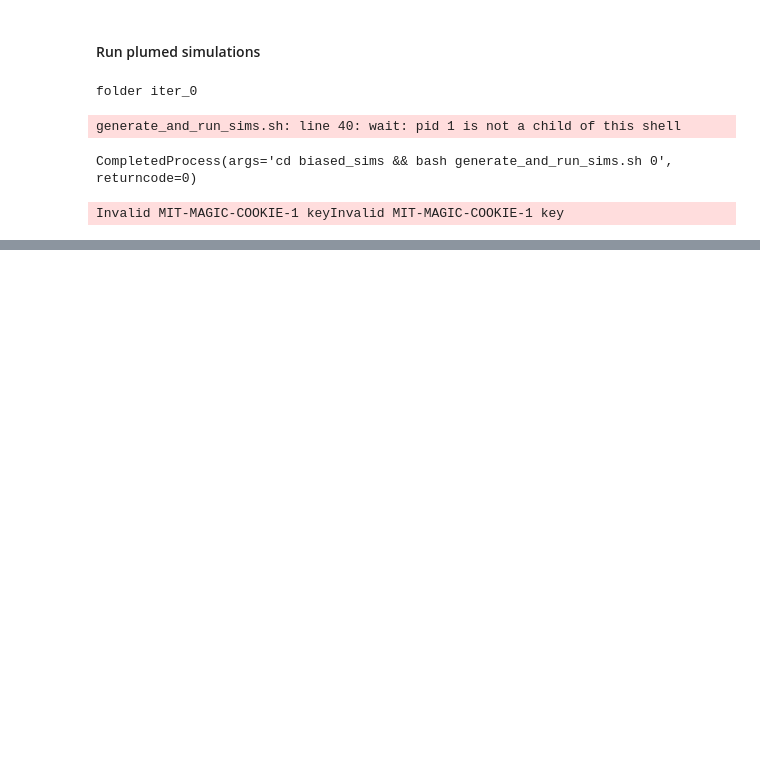
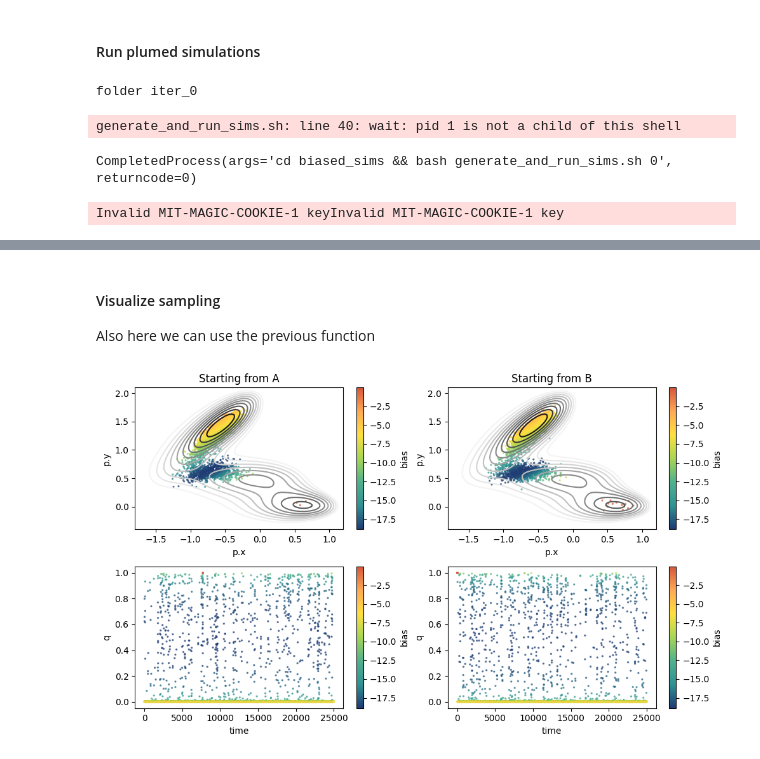
Before and after one commit to CSIprinceton/workshop-june-2024, a Jupyter notebook: hands-on-sessions/day-3-COMMITTOR/3_committor/committor.ipynb, the cells around one changed output, grey strips where cells are left out. Drawn from its saved outputs; the diff is of its cells as text; code cells hidden in the pictures; blank space fills up the shorter version.

```diff
--- a/hands-on-sessions/day-3-COMMITTOR/3_committor/committor.ipynb
+++ b/hands-on-sessions/day-3-COMMITTOR/3_committor/committor.ipynb
@@ -260,0 +411,11 @@ plt.show()
+# %% [markdown]
+#### Visualize sampling
+Also here we can use the previous function
+# %%
+# load data
+sampling = load_dataframe([f'biased_sims/iter_{iter}/A/COLVAR', f'biased_sims/iter_{iter}/B/COLVAR'], start=0)
+
+# we can plot now
+plot_sampling_results(sampling)
+# %% [output]
+[figure, added]
```
Also changed, not shown: parts of 30 cells of this notebook, 6 other files.
